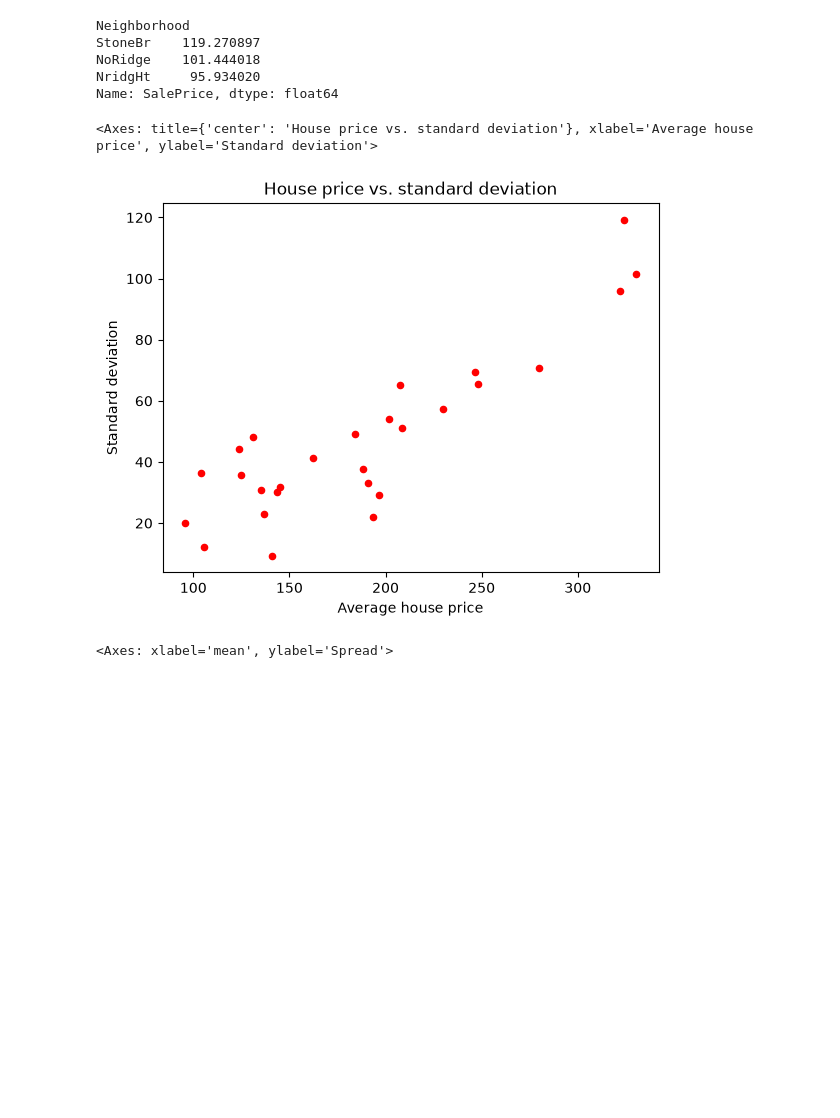
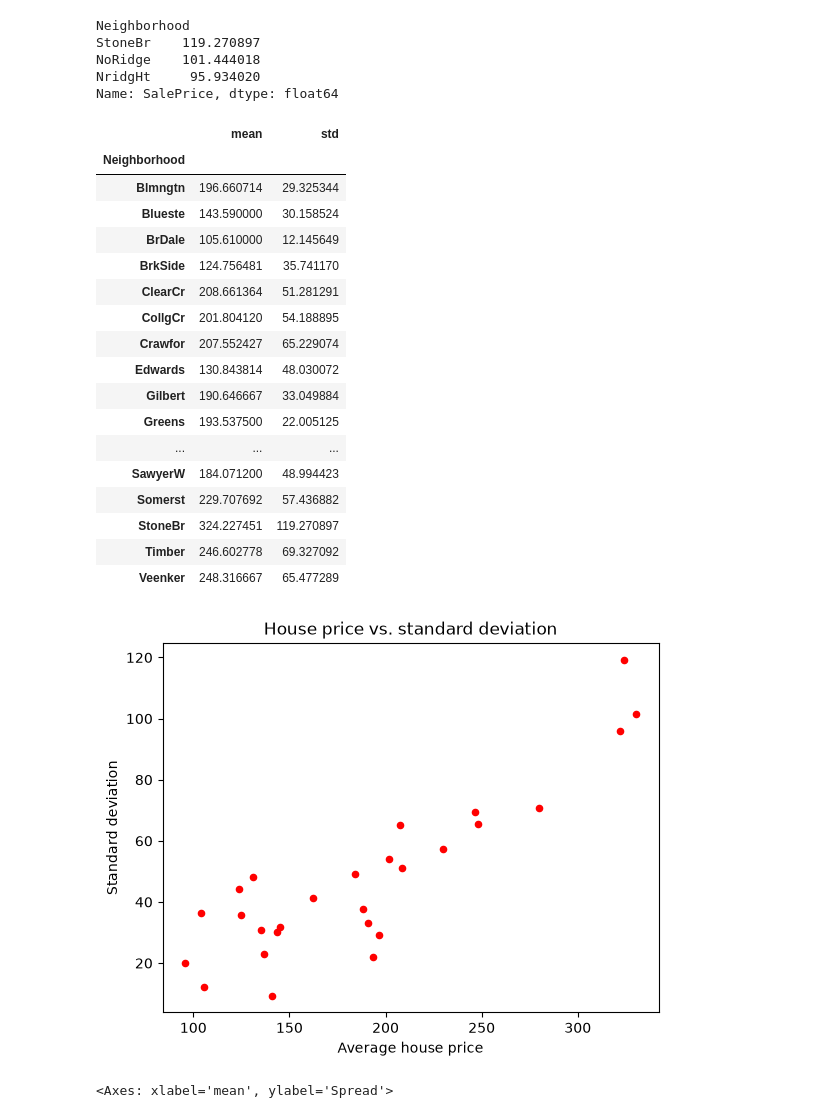
Before and after one commit to pl0gen/TECH2-H26, a Jupyter notebook: workshops/workshop4/workshop4_EMH.ipynb, the cells around one changed output. Drawn from its saved outputs; the diff is of its cells as text; code cells hidden in the pictures; blank space fills up the shorter version.

```diff
--- a/workshops/workshop4/workshop4_EMH.ipynb
+++ b/workshops/workshop4/workshop4_EMH.ipynb
@@ -224,9 +224,27 @@ Name: SalePrice, dtype: float64
 # %%
 #4.
 stats = groups.agg(["mean","std"])
 stats.plot.scatter(x="mean",y="std", ylabel="Standard deviation", xlabel="Average house price",c="red", title="House price vs. standard deviation")
+stats
 # %% [output]
-<Axes: title={'center': 'House price vs. standard deviation'}, xlabel='Average house price', ylabel='Standard deviation'>
+|  | mean | std |
+| Neighborhood |  |  |
+| Blmngtn | 196.660714 | 29.325344 |
+| Blueste | 143.590000 | 30.158524 |
+| BrDale | 105.610000 | 12.145649 |
+| BrkSide | 124.756481 | 35.741170 |
+| ClearCr | 208.661364 | 51.281291 |
+| CollgCr | 201.804120 | 54.188895 |
+| Crawfor | 207.552427 | 65.229074 |
+| Edwards | 130.843814 | 48.030072 |
+| Gilbert | 190.646667 | 33.049884 |
+| Greens | 193.537500 | 22.005125 |
+| ... | ... | ... |
+| SawyerW | 184.071200 | 48.994423 |
+| Somerst | 229.707692 | 57.436882 |
+| StoneBr | 324.227451 | 119.270897 |
+| Timber | 246.602778 | 69.327092 |
+| Veenker | 248.316667 | 65.477289 |
 [figure]
 # %%
 #5. Relative price spread
```
